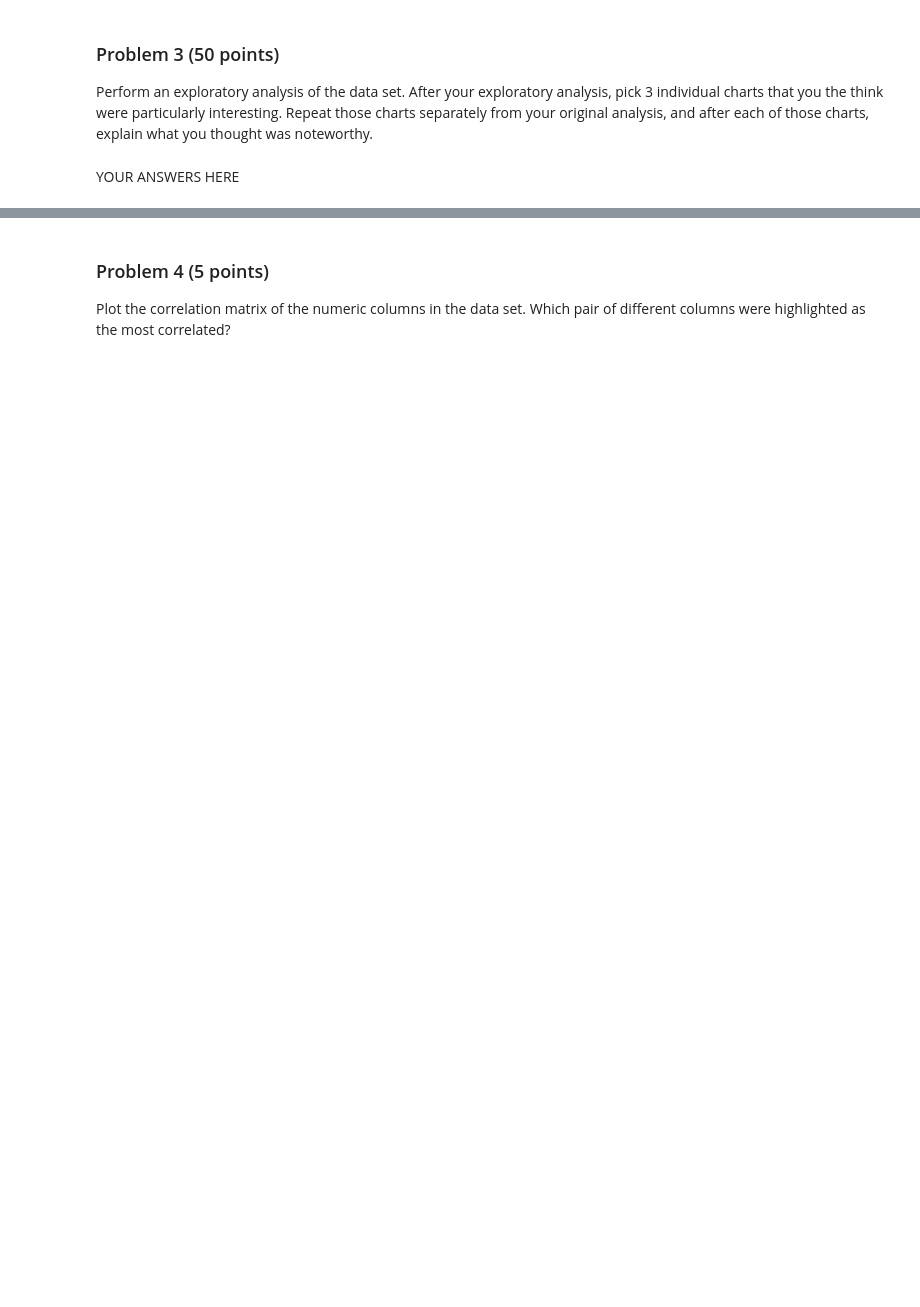
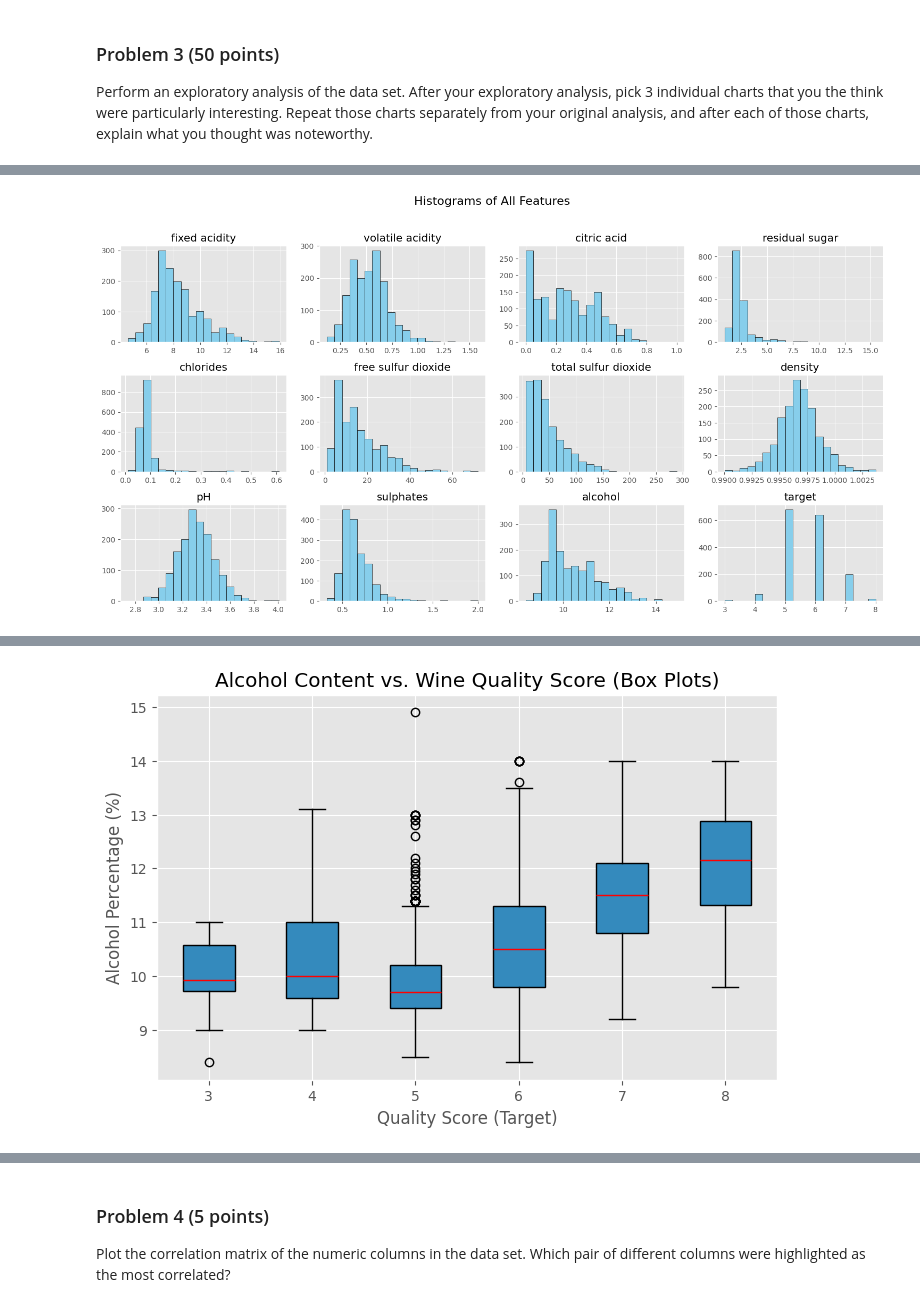
Before and after one commit to stefanie-the-engineer/bu-dx602-final-project-smkenyon, a Jupyter notebook: project.ipynb, the cells around one changed output, grey strips where cells are left out. Cells and saved outputs as stored; diff of their text form; code cells hidden in the pictures; blank space fills up the shorter version.

```diff
--- a/project.ipynb
+++ b/project.ipynb
@@ -82,0 +89,5 @@ YOUR ANSWERS HERE
+# %%
+# YOUR CODE HERE
+
+red_wine = pd.read_csv("wine_quality_red.tsv", sep='\t')
+red_wine.head(10)
@@ -99,2 +140,61 @@ Repeat those charts separately from your original analysis, and after each of th
-# %% [markdown]
-YOUR ANSWERS HERE
+# %%
+# YOUR CODE HERE
+
+# EXPLORATORY ANALYSIS
+
+# General Information
+print("General Data Overview:")
+print("DataFrame Shape:", red_wine.shape)
+print("Descriptive Statistics:")
+print(red_wine.describe().round(2))
+print("Target Variable Distribution (Wine Quality Scores):")
+print(red_wine['target'].value_counts().sort_index())
+
+# Set up visualization parameters
+plt.style.use('ggplot')
+plt.rcParams['figure.figsize'] = (10, 6)
+
+# Plotting histograms for all features
+red_wine.hist(bins=20, figsize=(15, 10), layout=(4, 4), color='skyblue', edgecolor='black')
+plt.suptitle('Histograms of All Features', y=1.02, fontsize=16)
+plt.tight_layout()
+plt.show()
+
+# Correlation matrix visualization
+corr_matrix = red_wine.corr()
+print("Correlation Matrix:")
+print(corr_matrix.round(2))
+
+# TOP 3 INTERESTING CHARTS
+
+# Chart 1: The Relationship Between Alcohol Content and Wine Quality (Target)
+plt.figure(figsize=(8, 5))
+plt.boxplot([red_wine[red_wine['target'] == q]['alcohol'] for q in sorted(red_wine['target'].unique())],
+            tick_labels=sorted(red_wine['target'].unique()),
+            patch_artist=True, medianprops={'color': 'red'})
+plt.title('Alcohol Content vs. Wine Quality Score (Box Plots)')
+plt.xlabel('Quality Score (Target)')
+plt.ylabel('Alcohol Percentage (%)')
+plt.grid(True, axis='y')
+plt.show()
+
+# Chart 2: The Distribution of pH Values
+plt.figure(figsize=(8, 5))
+plt.hist(red_wine['pH'], bins=15, color='forestgreen', edgecolor='black')
+plt.title('Distribution of pH Levels')
+plt.xlabel('pH Value')
+plt.ylabel('Frequency (Count)')
+plt.axvline(red_wine['pH'].mean(), color='red', linestyle='dashed', linewidth=1)
+plt.text(red_wine['pH'].mean() + 0.05, plt.ylim()[1] * 0.9, f'Mean pH: {red_wine["pH"].mean():.2f}', color='red')
+plt.grid(True, axis='y')
+plt.show()
+
+# Chart 3: Scatter Plot of Volatile Acidity vs. Citric Acid
+plt.figure(figsize=(8, 5))
+plt.scatter(red_wine['volatile acidity'], red_wine['citric acid'], alpha=0.7, color='purple', edgecolors='w', s=50)
+plt.title('Volatile Acidity vs. Citric Acid')
+plt.xlabel('Volatile Acidity')
+plt.ylabel('Citric Acid')
+plt.grid(True)
+plt.show()
+# %% [output]
@@ -100,0 +218 @@ YOUR ANSWERS HERE
+[figure, added]
@@ -100,0 +236 @@ YOUR ANSWERS HERE
+[figure, added]
```
Also changed, not shown: parts of 38 cells of this notebook.
